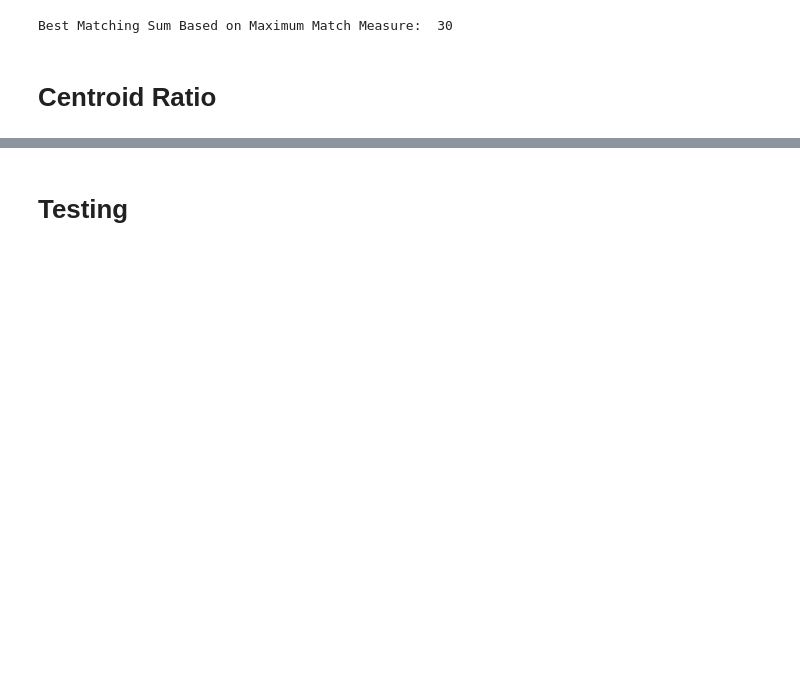
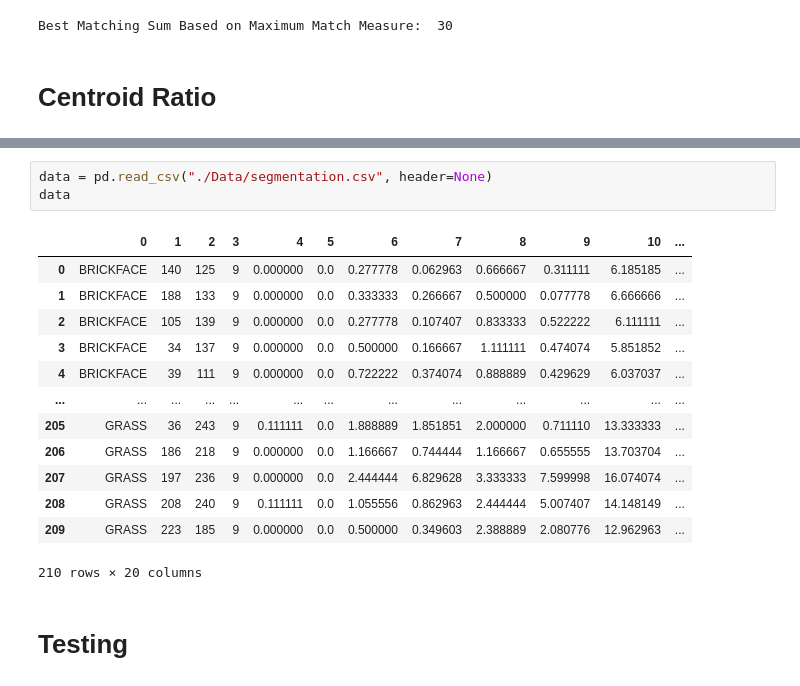
Before and after one commit to MohammadYasinKarbasian/Stable-Matching-Based-Clustering-Evaluation, a Jupyter notebook: Code/main.ipynb, the cells around one changed output, grey strips where cells are left out. Saved outputs shown, nothing was run; the diff lists cells and outputs as text; blank space fills up the shorter version.

```diff
--- a/Code/main.ipynb
+++ b/Code/main.ipynb
@@ -247,3 +389,20 @@ Best Matching Sum Based on Maximum Match Measure:  30
+# %%
+data = pd.read_csv("./Data/segmentation.csv", header=None)
+data
+# %% [output]
+|  | 0 | 1 | 2 | 3 | 4 | 5 | 6 | 7 | 8 | 9 | 10 | ... |
+| 0 | BRICKFACE | 140 | 125 | 9 | 0.000000 | 0.0 | 0.277778 | 0.062963 | 0.666667 | 0.311111 | 6.185185 | ... |
+| 1 | BRICKFACE | 188 | 133 | 9 | 0.000000 | 0.0 | 0.333333 | 0.266667 | 0.500000 | 0.077778 | 6.666666 | ... |
+| 2 | BRICKFACE | 105 | 139 | 9 | 0.000000 | 0.0 | 0.277778 | 0.107407 | 0.833333 | 0.522222 | 6.111111 | ... |
+| 3 | BRICKFACE | 34 | 137 | 9 | 0.000000 | 0.0 | 0.500000 | 0.166667 | 1.111111 | 0.474074 | 5.851852 | ... |
+| 4 | BRICKFACE | 39 | 111 | 9 | 0.000000 | 0.0 | 0.722222 | 0.374074 | 0.888889 | 0.429629 | 6.037037 | ... |
+| ... | ... | ... | ... | ... | ... | ... | ... | ... | ... | ... | ... | ... |
+| 205 | GRASS | 36 | 243 | 9 | 0.111111 | 0.0 | 1.888889 | 1.851851 | 2.000000 | 0.711110 | 13.333333 | ... |
+| 206 | GRASS | 186 | 218 | 9 | 0.000000 | 0.0 | 1.166667 | 0.744444 | 1.166667 | 0.655555 | 13.703704 | ... |
+| 207 | GRASS | 197 | 236 | 9 | 0.000000 | 0.0 | 2.444444 | 6.829628 | 3.333333 | 7.599998 | 16.074074 | ... |
+| 208 | GRASS | 208 | 240 | 9 | 0.111111 | 0.0 | 1.055556 | 0.862963 | 2.444444 | 5.007407 | 14.148149 | ... |
+| 209 | GRASS | 223 | 185 | 9 | 0.000000 | 0.0 | 0.500000 | 0.349603 | 2.388889 | 2.080776 | 12.962963 | ... |
+210 rows × 20 columns
 # %% [markdown]
 # Testing
 # %%
```
Also changed, not shown: parts of 8 cells of this notebook, 3 other files.
